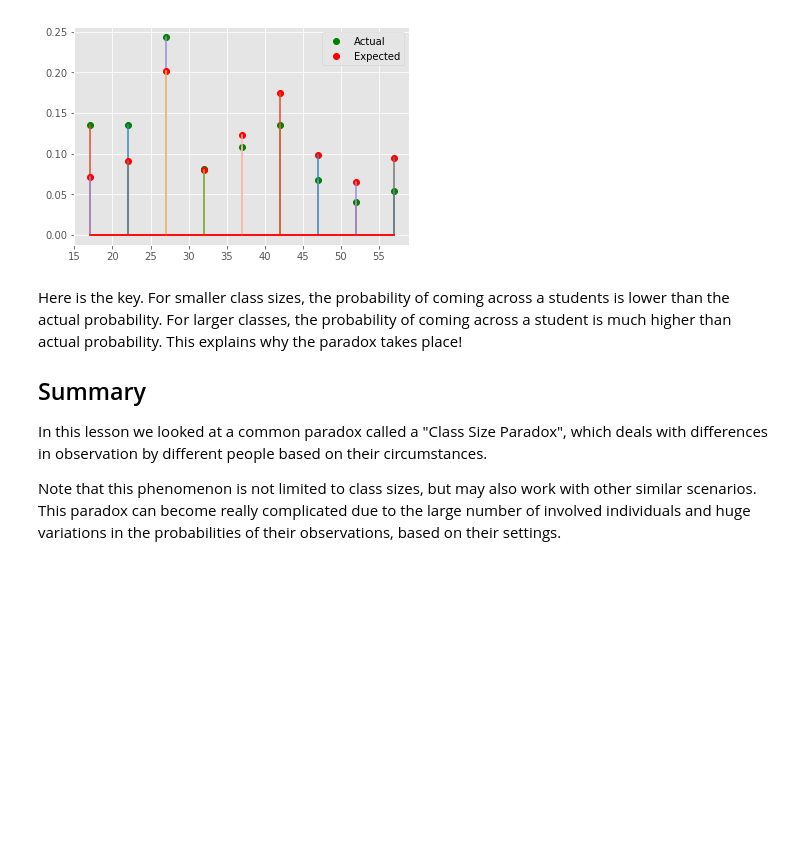
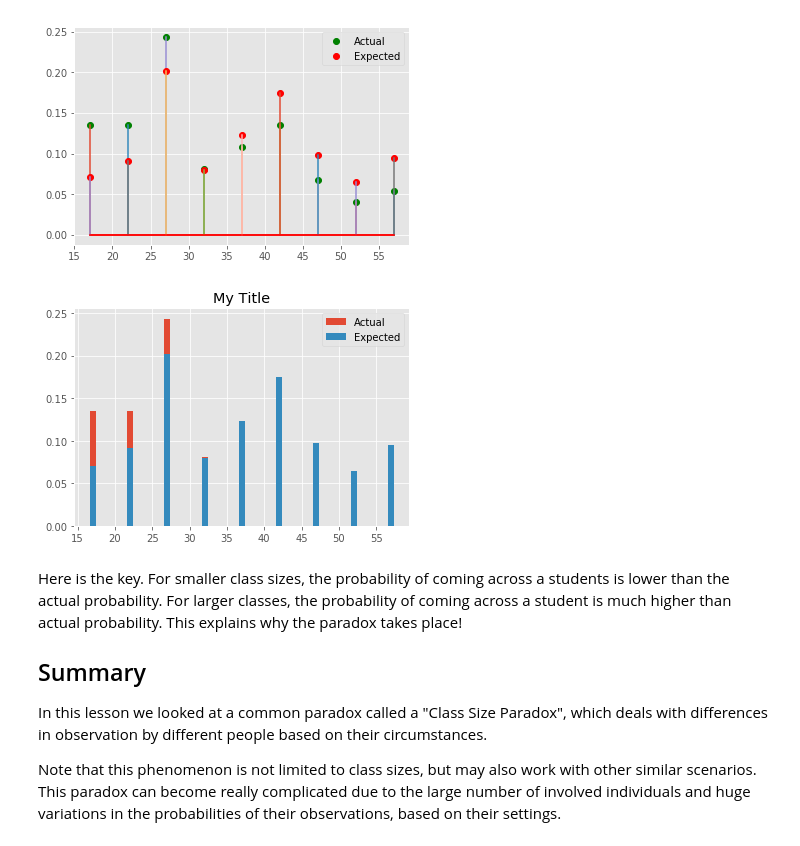
Before and after one commit to zfeizollahi/dsc-1-09-07-the-probability-mass-function-lab-online-ds-sp-000, a Jupyter notebook: index.ipynb, the cells around one changed output. Cells and saved outputs as stored; diff of their text form; code cells hidden in the pictures; blank space fills up the shorter version.

```diff
--- a/index.ipynb
+++ b/index.ipynb
@@ -207,6 +209,14 @@ plt.show
 # %% [output]
 <function matplotlib.pyplot.show(*args, **kw)>
 [figure]
+# %%
+plt.bar(x = sizes, height = pmf, label = "Actual")
+plt.bar(x = sizes, height = pmf2, label = "Expected")
+plt.title ("My Title");
+plt.legend()
+plt.show()
+# %% [output]
+[figure, added]
 # %% [markdown]
 Here is the key. For smaller class sizes, the probability of coming across a students is lower than the actual probability. For larger classes, the probability of coming across a student is much higher than actual probability. This explains why the paradox takes place!
 
```
Also changed, not shown: parts of 1 cell of this notebook, 4 other files.
